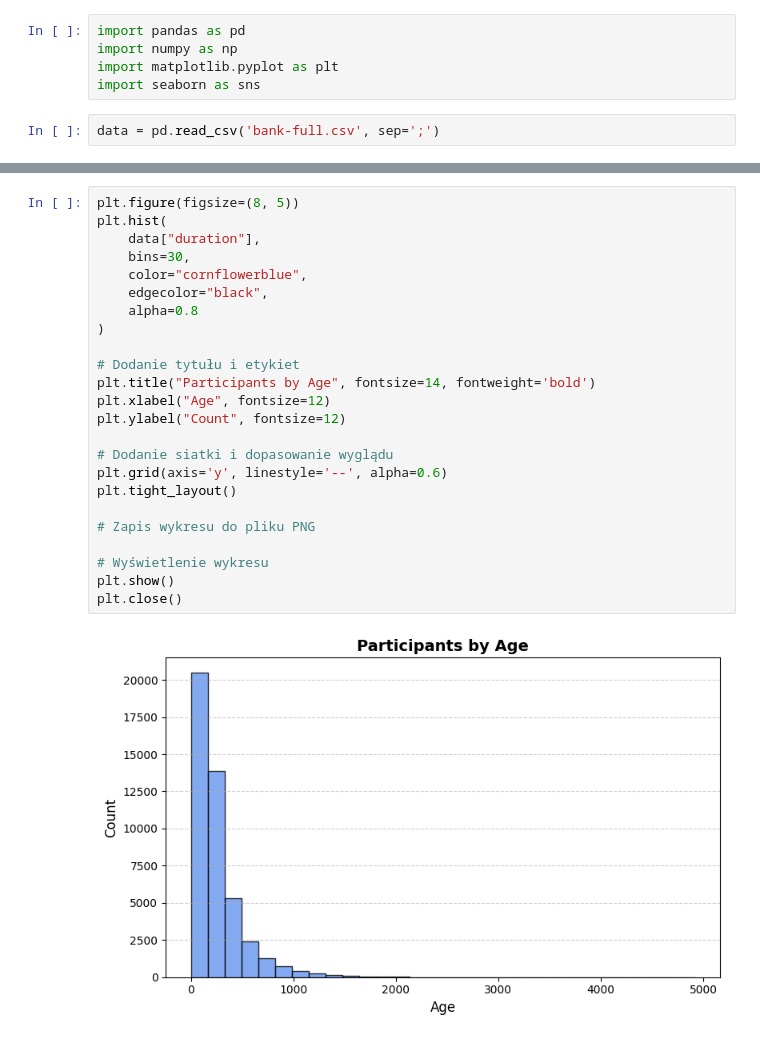
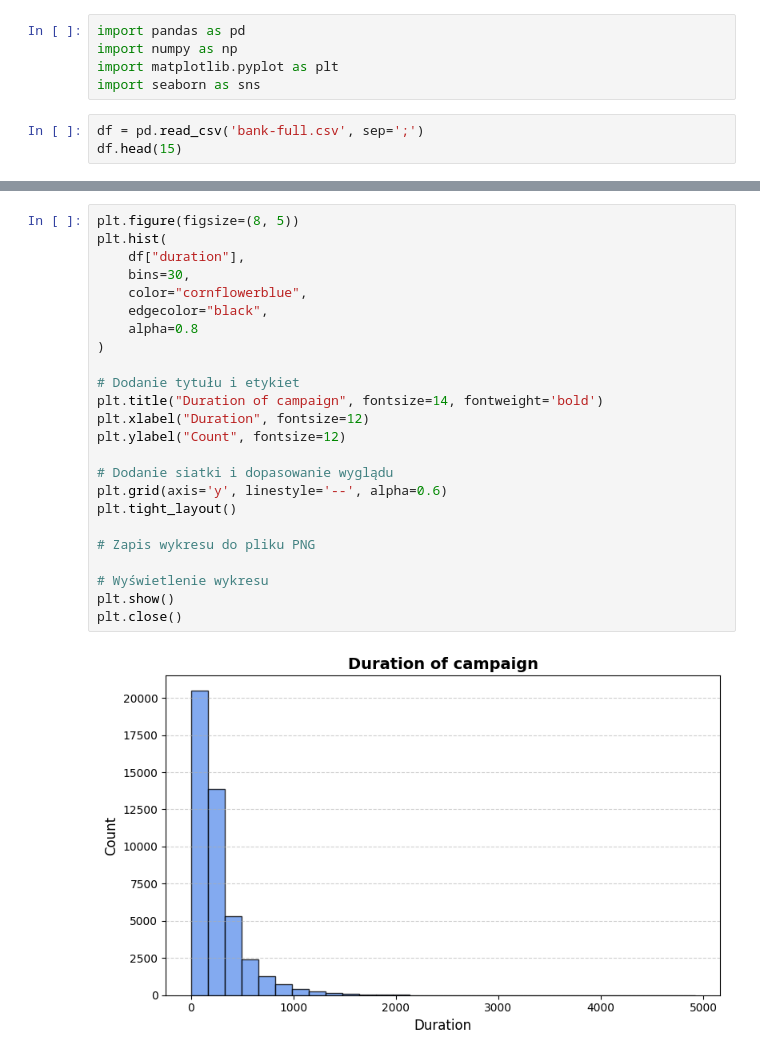
Before and after one commit to scislinski-r/EDA---kampania-banku, a Jupyter notebook: Main.ipynb, the cells around one changed output, grey strips where cells are left out. Saved outputs shown, nothing was run; the diff lists cells and outputs as text.

```diff
--- a/Main.ipynb
+++ b/Main.ipynb
@@ -4,4 +4,5 @@ import numpy as np
 import matplotlib.pyplot as plt
 import seaborn as sns
 # %%
-data = pd.read_csv('bank-full.csv', sep=';')
+df = pd.read_csv('bank-full.csv', sep=';')
+df.head(15)
@@ -116,26 +126,26 @@ plt.close()
 # %%
 plt.figure(figsize=(8, 5))
 plt.hist(
-    data["duration"],
+    df["duration"],
     bins=30,
     color="cornflowerblue",
     edgecolor="black",
     alpha=0.8
 )
 
 # Dodanie tytułu i etykiet
-plt.title("Participants by Age", fontsize=14, fontweight='bold')
-plt.xlabel("Age", fontsize=12)
+plt.title("Duration of campaign", fontsize=14, fontweight='bold')
+plt.xlabel("Duration", fontsize=12)
 plt.ylabel("Count", fontsize=12)
 
 # Dodanie siatki i dopasowanie wyglądu
 plt.grid(axis='y', linestyle='--', alpha=0.6)
 plt.tight_layout()
 
 # Zapis wykresu do pliku PNG
 
 # Wyświetlenie wykresu
 plt.show()
 plt.close()
 # %% [output]
-[figure, old version]
+[figure, new version]
```
Also changed, not shown: parts of 7 cells of this notebook.
